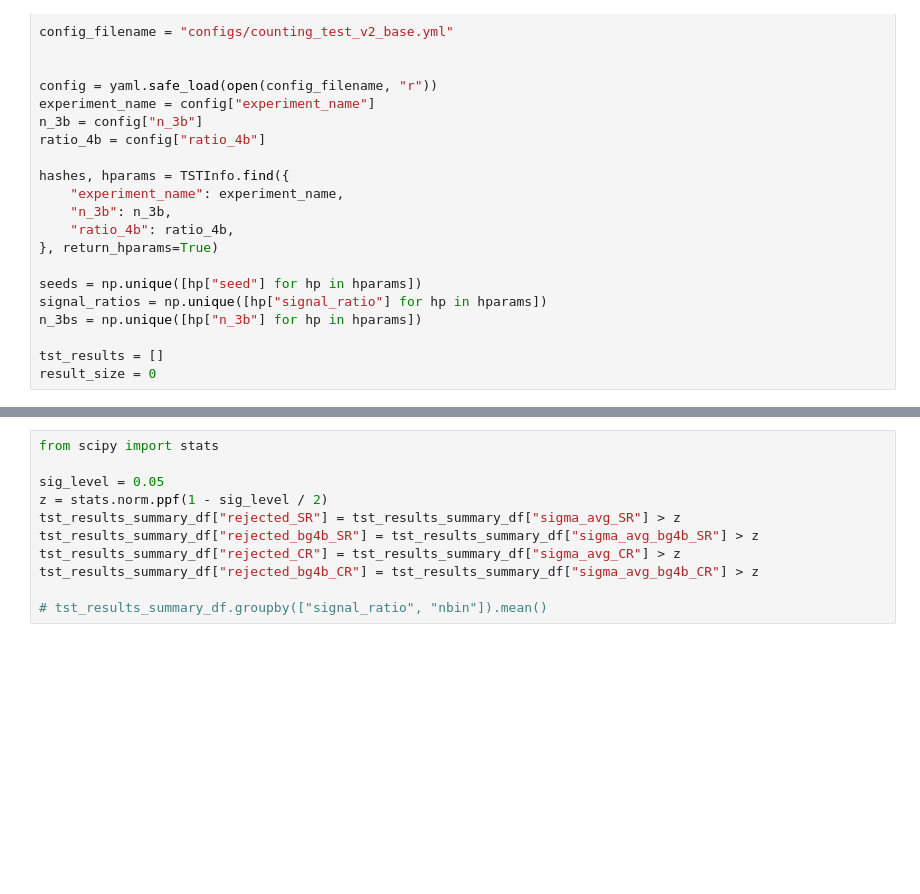
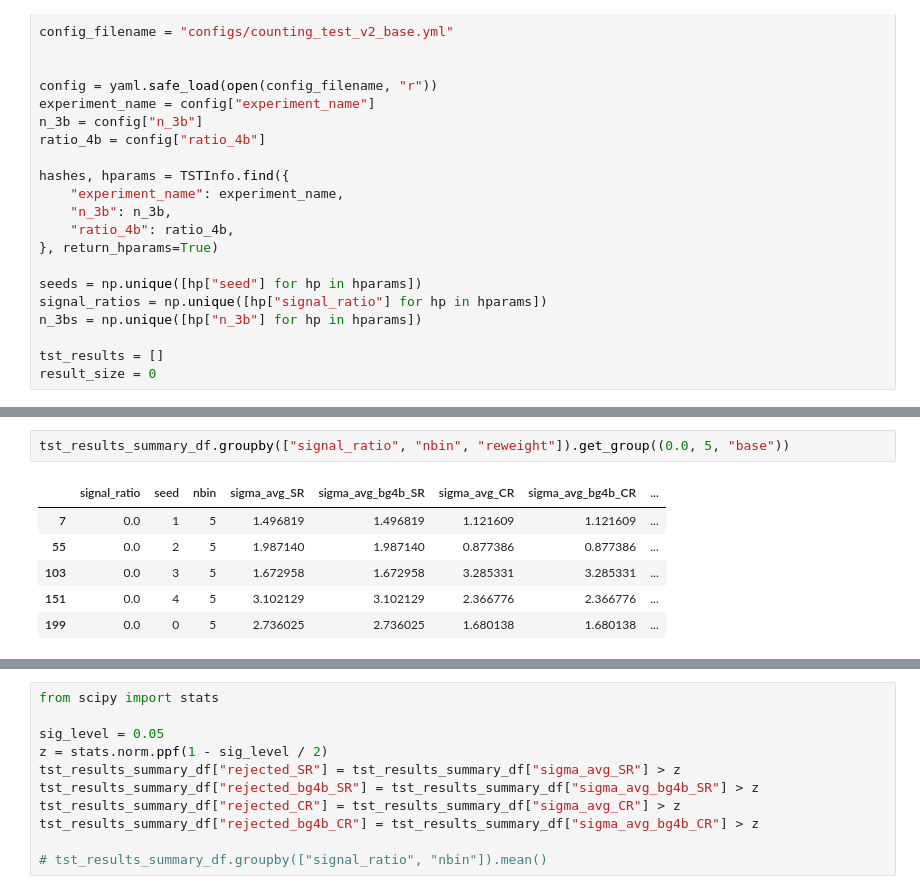
Before and after one commit to soheunyi/SRFinder, a Jupyter notebook: playground/counting_test_demo_3.ipynb, the cells around one changed output, grey strips where cells are left out. Saved outputs shown, nothing was run; the diff lists cells and outputs as text; blank space fills up the shorter version.

```diff
--- a/playground/counting_test_demo_3.ipynb
+++ b/playground/counting_test_demo_3.ipynb
@@ -205,0 +276,9 @@ def get_histogram_info(events, values, bins):
+# %%
+tst_results_summary_df.groupby(["signal_ratio", "nbin", "reweight"]).get_group((0.0, 5, "base"))
+# %% [output]
+|  | signal_ratio | seed | nbin | sigma_avg_SR | sigma_avg_bg4b_SR | sigma_avg_CR | sigma_avg_bg4b_CR | ... |
+| 7 | 0.0 | 1 | 5 | 1.496819 | 1.496819 | 1.121609 | 1.121609 | ... |
+| 55 | 0.0 | 2 | 5 | 1.987140 | 1.987140 | 0.877386 | 0.877386 | ... |
+| 103 | 0.0 | 3 | 5 | 1.672958 | 1.672958 | 3.285331 | 3.285331 | ... |
+| 151 | 0.0 | 4 | 5 | 3.102129 | 3.102129 | 2.366776 | 2.366776 | ... |
+| 199 | 0.0 | 0 | 5 | 2.736025 | 2.736025 | 1.680138 | 1.680138 | ... |
```
Also changed, not shown: parts of 14 cells of this notebook, 9 other files.
